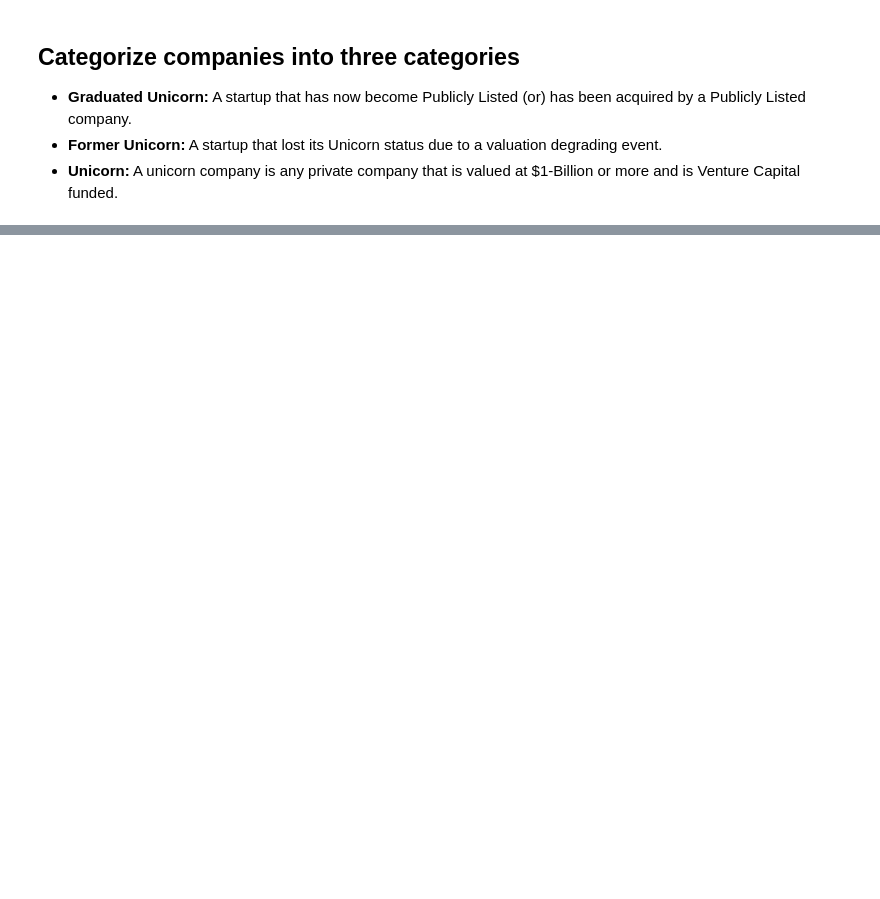
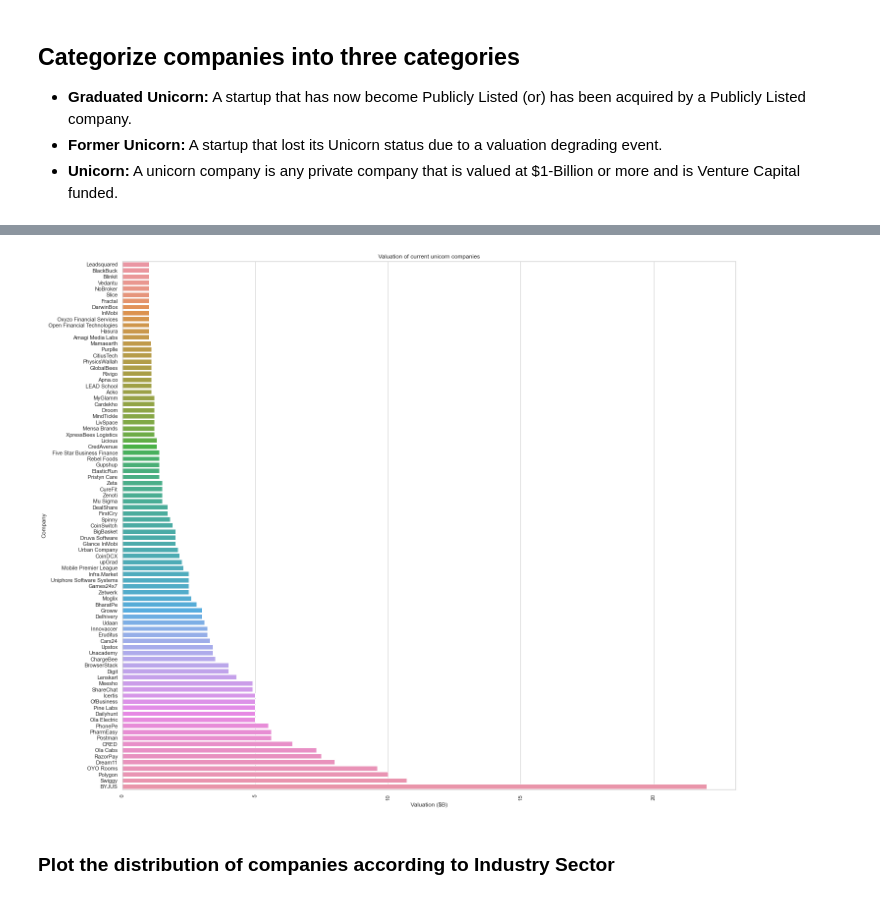
Before and after one commit to amitdas022/Unicorns, a Jupyter notebook: notebooks/indian_unicorns.ipynb, the cells around one changed output, grey strips where cells are left out. Saved outputs shown, nothing was run; the diff lists cells and outputs as text; code cells hidden in the pictures; blank space fills up the shorter version.

```diff
--- a/notebooks/indian_unicorns.ipynb
+++ b/notebooks/indian_unicorns.ipynb
@@ -70,0 +75,21 @@ plt.show()
+# %%
+# Plot the graph for current valuation
+
+# Set a the figure size
+plt.subplots(figsize=(20,16))
+
+# Set the title
+plt.title('Valuation of current unicorn companies')
+
+# Plot the bar graph
+sns.barplot(x=df_curr['Valuation ($B)'], y=df_curr['Company'])
+
+# Rotate the labels 90 degrees
+plt.xticks(rotation=90)
+plt.tight_layout()
+
+plt.show()
+# %% [output]
+[figure, added]
+# %% [markdown]
+### Plot the distribution of companies according to Industry Sector
```
Also changed, not shown: parts of 7 cells of this notebook.
